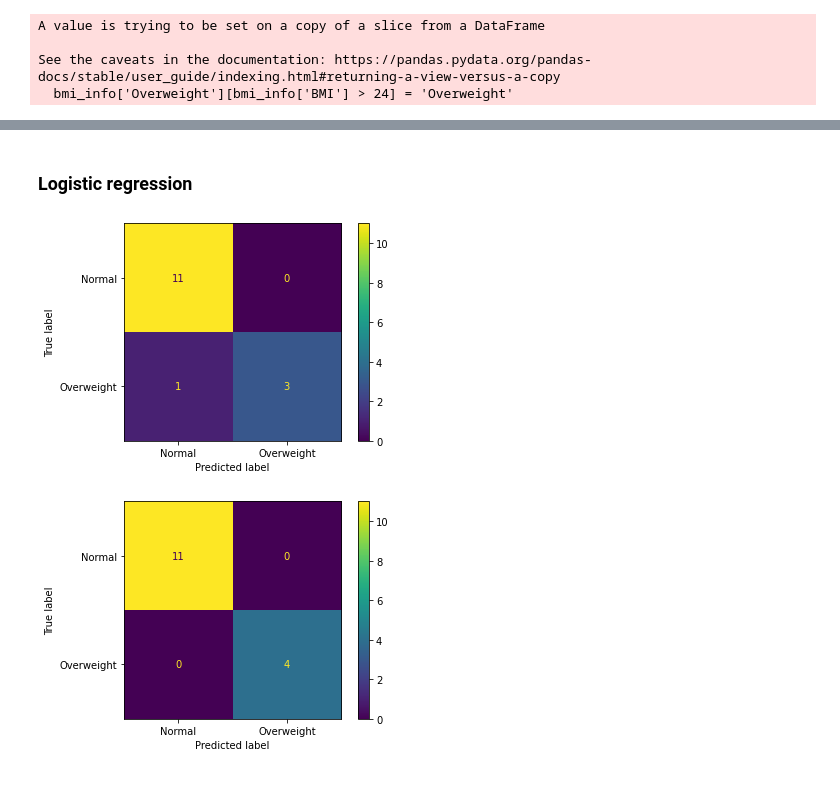
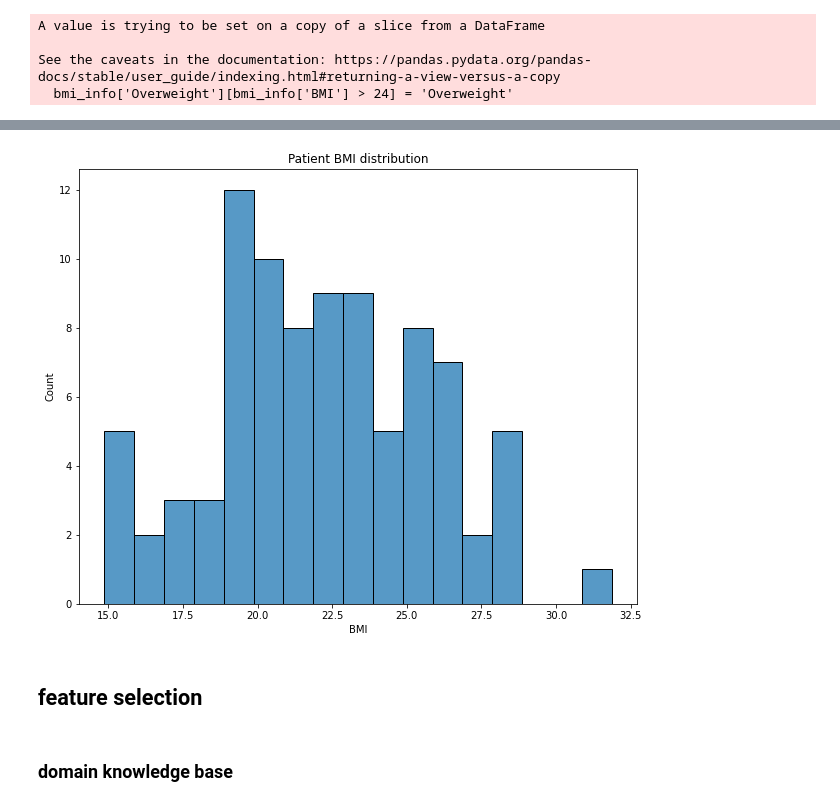
Before and after one commit to brucewu1996/Probiotics_signature, a Jupyter notebook: BMI.ipynb, the cells around one changed output, grey strips where cells are left out. Saved outputs shown, nothing was run; the diff lists cells and outputs as text; code cells hidden in the pictures.

Commit message:
update feature selection method

```diff
--- a/BMI.ipynb
+++ b/BMI.ipynb
@@ -31,11 +32,26 @@ for i in range(sample_bmi_info.shape[0]):
     idx[i] = 'sample_' + idx[i]
 
 sample_bmi_info.index = idx
+# %%
+#correct sample id
+sample_conversion_table_path = '/home/bruce1996/data/Yi-Fung-Chuang/sample_correct_id.csv'
+sample_conversion_table = pd.read_csv(sample_conversion_table_path)
+sample_dict =  dict([(i,a) for i,a in zip(sample_conversion_table['Sample ID'], sample_conversion_table['Correct ID'])])
+#change older id to new id
+col = ab_df.columns
+n_col = []
+for x in col :
+    if x in sample_conversion_table['Sample ID'].values :
+        n_col.append(sample_dict[x])
+    else :
+        n_col.append(x)
+ab_df.columns = n_col
 # %%
 #find the intersection of sample info & taxonomy info
-sample_name = set(sample_bmi_info.index)
-idx = [x.split('_')[-1] for x in sample_name]
-barcode = list(idx.intersection(ab_df.columns))
+sample_name = sample_bmi_info.index
+sample_barcode = [x.split('_')[-1] for x in sample_name]
+sample_bmi_info.index = sample_barcode
+barcode = list(set(sample_barcode).intersection(ab_df.columns))
 bmi_otu = ab_df.loc[:,barcode]
 bmi_info = sample_bmi_info.loc[barcode,:]
 
@@ -43,11 +59,15 @@ duplicate_idx = list(bmi_info[bmi_info.index.duplicated()].index)
 bmi_info = bmi_info.drop(duplicate_idx)
 bmi_otu = bmi_otu.T
 bmi_otu = bmi_otu.drop(duplicate_idx)
+n_col = sorted(bmi_otu.columns)
+bmi_otu = bmi_otu.loc[:,n_col]
 # %%
 height = list(bmi_info['身高'].values)
 height = list(map(float,height))
 bmi_info['身高'] = height
-bmi_info['BMI'] = bmi_info['體重']/(bmi_info['身高']*bmi_info['身高'])*10000
+def bmi(h,w):
+    return round(w/(h/100)**2,ndigits=2)
+bmi_info['BMI'] = bmi_info.apply(lambda r : bmi(r['身高'],r['體重']),axis=1)
 # %%
 overweight = ['Normal'] * bmi_otu.shape[0]
 bmi_info['Overweight'] = overweight
@@ -252,2 +79,0 @@ plt.show()
-# %% [markdown]
-### Logistic regression
@@ -260,17 +80,12 @@ x_train, x_test, y_train, y_test = train_test_split(bmi_otu_subset, bmi_info['Ov
-# %%
-# result from svm
-svm = SVC(gamma='auto',kernel = 'linear')
-svm.fit(x_train,y_train)
-plot_confusion_matrix(svm,x_test,y_test)
-plt.savefig('tmp/cm_best_c_svm.png',dpi = 300)
-plt.show()
-# %% [output]
-[figure, removed]
-# %%
-fit = LogisticRegressionCV(cv=7,penalty = 'l1',solver = 'liblinear',random_state=0).fit(x_train, y_train)
-y_pred = fit.predict(x_test)
-plot_confusion_matrix(fit,x_test,y_test)
-plt.savefig('tmp/cm_best_c.png',dpi = 300)
-plt.show()
-# %% [output]
-[figure, removed]
+# %%
+bmi_info['BMI']
+df = pd.DataFrame({'sample':bmi_info.index,'BMI':bmi_info['BMI'],'Overweight':bmi_info['Overweight']})
+plt.figure(figsize=(10,8))
+sns.histplot(data =df,x='BMI',palette='pastel',binwidth=1)
+plt.title('Patient BMI distribution')
+output_path = "/home/bruce1996/data/Yi-Fung-Chuang/obesity/"
+#plt.savefig(output_path+'bmi_distribution.png',dpi = 300)
+# %% [output]
+[figure, added]
+# %% [markdown]
+## feature selection
@@ -276,0 +96,2 @@ plt.show()
+# %% [markdown]
+### domain knowledge base
```
Also changed, not shown: parts of 38 cells of this notebook, 1 other file.
